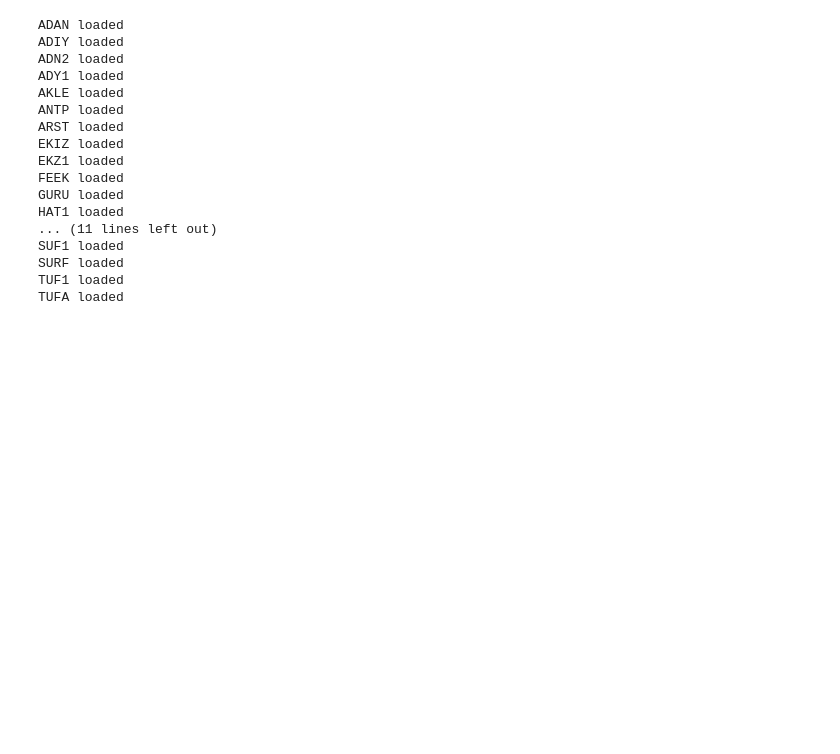
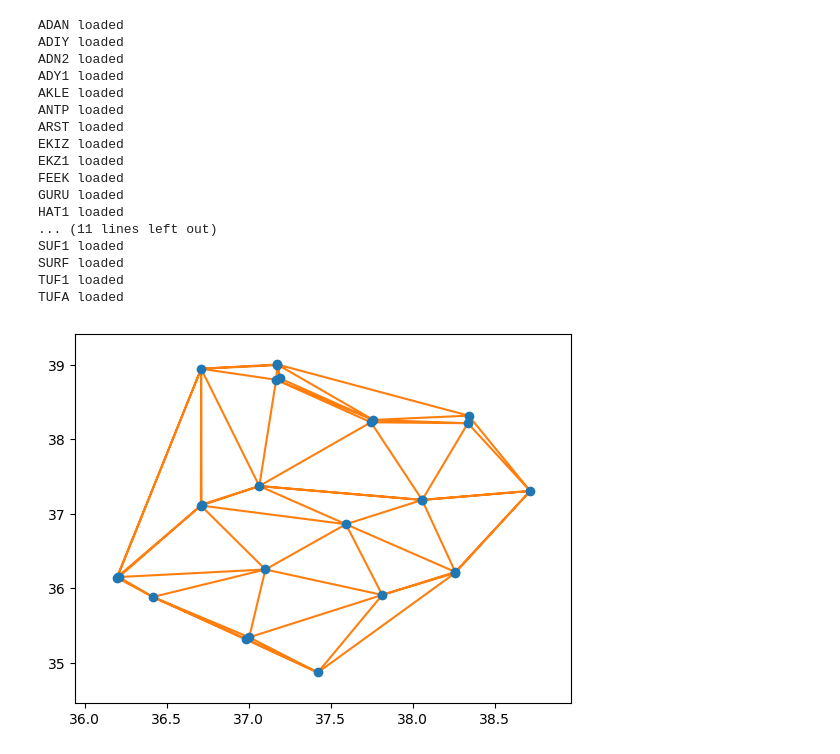
Before and after one commit to vicioms/quake_utils, a Jupyter notebook: ngl_test.ipynb, the cells around one changed output. Drawn from its saved outputs; the diff is of its cells as text; code cells hidden in the pictures; blank space fills up the shorter version.

```diff
--- a/ngl_test.ipynb
+++ b/ngl_test.ipynb
@@ -41,3 +41,10 @@ SUF1 loaded
 SURF loaded
 TUF1 loaded
 TUFA loaded
+# %%
+triang = Delaunay(init_coords)
+# %%
+delaunay_plot_2d(triang)
+plt.show()
+# %% [output]
+[figure, added]
```
Also changed, not shown: parts of 1 cell of this notebook.
